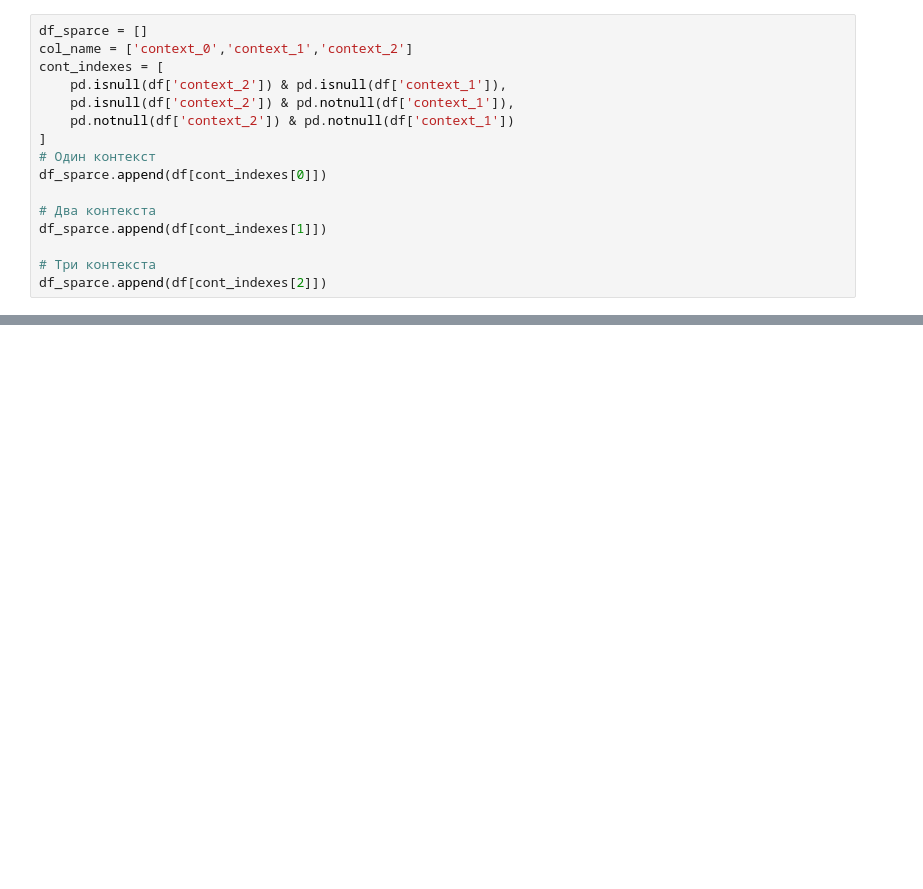
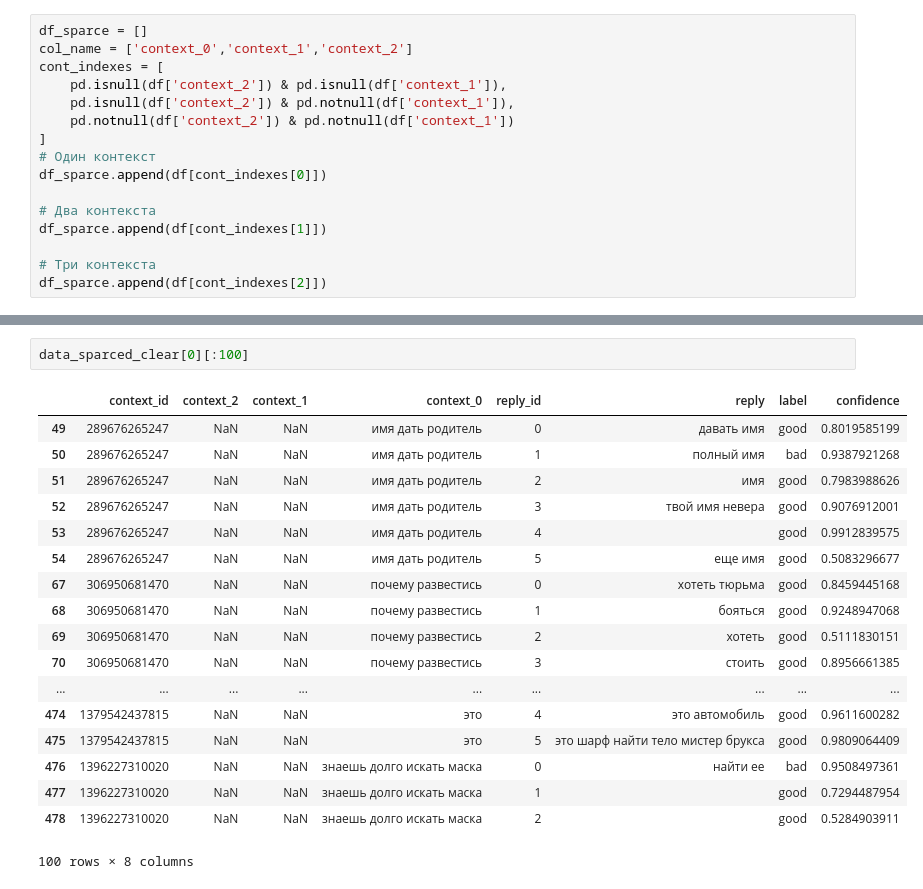
Before and after one commit to lupusomniator/yandex_speaker, a Jupyter notebook: clear_sparce_dataframe.ipynb, the cells around one changed output, grey strips where cells are left out. Cells and saved outputs as stored; diff of their text form; blank space fills up the shorter version.

```diff
--- a/clear_sparce_dataframe.ipynb
+++ b/clear_sparce_dataframe.ipynb
@@ -70,0 +109,21 @@ See the caveats in the documentation: http://pandas.pydata.org/pandas-docs/stabl
+# %%
+data_sparced_clear[0][:100]
+# %% [output]
+|  | context_id | context_2 | context_1 | context_0 | reply_id | reply | label | confidence |
+| 49 | 289676265247 | NaN | NaN | имя дать родитель | 0 | давать имя | good | 0.8019585199 |
+| 50 | 289676265247 | NaN | NaN | имя дать родитель | 1 | полный имя | bad | 0.9387921268 |
+| 51 | 289676265247 | NaN | NaN | имя дать родитель | 2 | имя | good | 0.7983988626 |
+| 52 | 289676265247 | NaN | NaN | имя дать родитель | 3 | твой имя невера | good | 0.9076912001 |
+| 53 | 289676265247 | NaN | NaN | имя дать родитель | 4 |  | good | 0.9912839575 |
+| 54 | 289676265247 | NaN | NaN | имя дать родитель | 5 | еще имя | good | 0.5083296677 |
+| 67 | 306950681470 | NaN | NaN | почему развестись | 0 | хотеть тюрьма | good | 0.8459445168 |
+| 68 | 306950681470 | NaN | NaN | почему развестись | 1 | бояться | good | 0.9248947068 |
+| 69 | 306950681470 | NaN | NaN | почему развестись | 2 | хотеть | good | 0.5111830151 |
+| 70 | 306950681470 | NaN | NaN | почему развестись | 3 | стоить | good | 0.8956661385 |
+| ... | ... | ... | ... | ... | ... | ... | ... | ... |
+| 474 | 1379542437815 | NaN | NaN | это | 4 | это автомобиль | good | 0.9611600282 |
+| 475 | 1379542437815 | NaN | NaN | это | 5 | это шарф найти тело мистер брукса | good | 0.9809064409 |
+| 476 | 1396227310020 | NaN | NaN | знаешь долго искать маска | 0 | найти ее | bad | 0.9508497361 |
+| 477 | 1396227310020 | NaN | NaN | знаешь долго искать маска | 1 |  | good | 0.7294487954 |
+| 478 | 1396227310020 | NaN | NaN | знаешь долго искать маска | 2 |  | good | 0.5284903911 |
+100 rows × 8 columns
```
Also changed, not shown: parts of 10 cells of this notebook, 6 other files.
